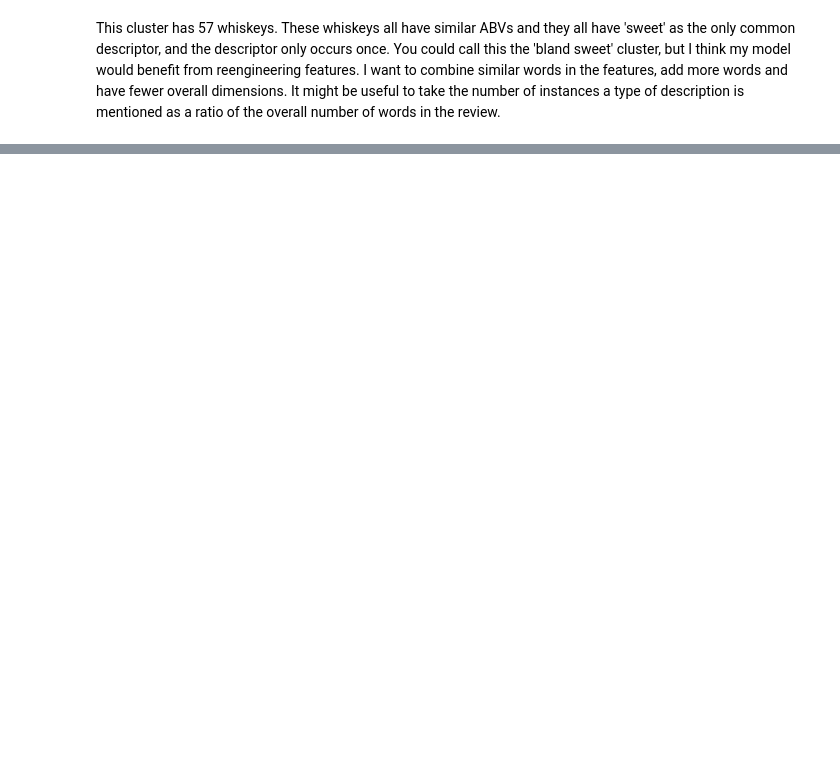
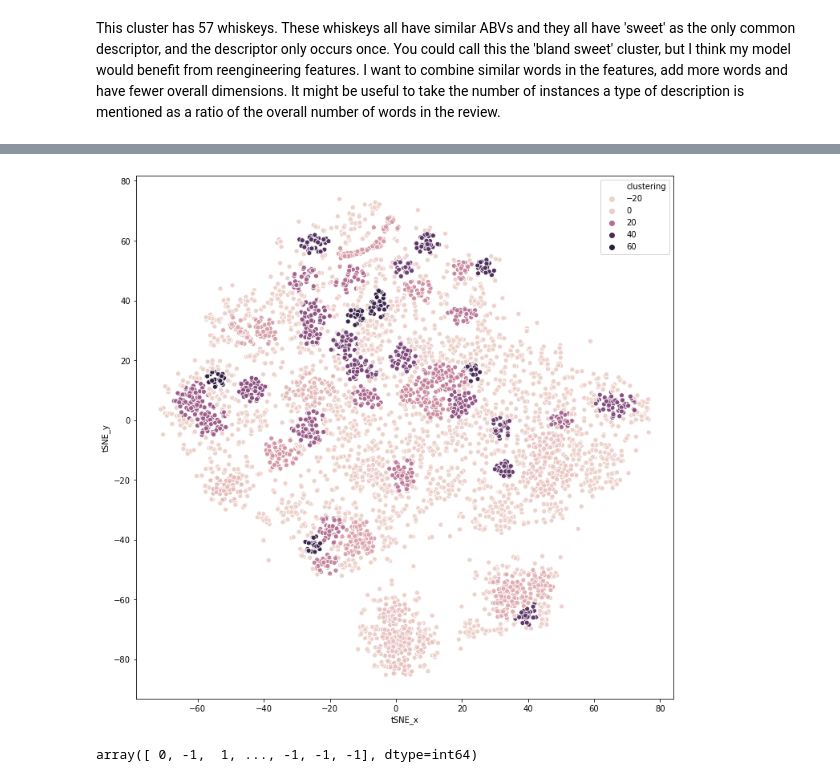
Before and after one commit to gspahlin/WhiskeyAdvocate_Review_Clustering_Analysis, a Jupyter notebook: Whiskey_unsuper_learn_cluster1.ipynb, the cells around one changed output, grey strips where cells are left out. Saved outputs shown, nothing was run; the diff lists cells and outputs as text; code cells hidden in the pictures; blank space fills up the shorter version.

```diff
--- a/Whiskey_unsuper_learn_cluster1.ipynb
+++ b/Whiskey_unsuper_learn_cluster1.ipynb
@@ -429,0 +449,10 @@ connct.close()
+# %%
+tcls_2 = DBSCAN(eps = 3, min_samples = 25).fit_predict(tsne_df)
+
+cluster_vis(tcls_2)
+# %% [output]
+[figure, added]
+# %%
+tcls_2
+# %% [output]
+array([ 0, -1,  1, ..., -1, -1, -1], dtype=int64)
```
Also changed, not shown: parts of 5 cells of this notebook.
